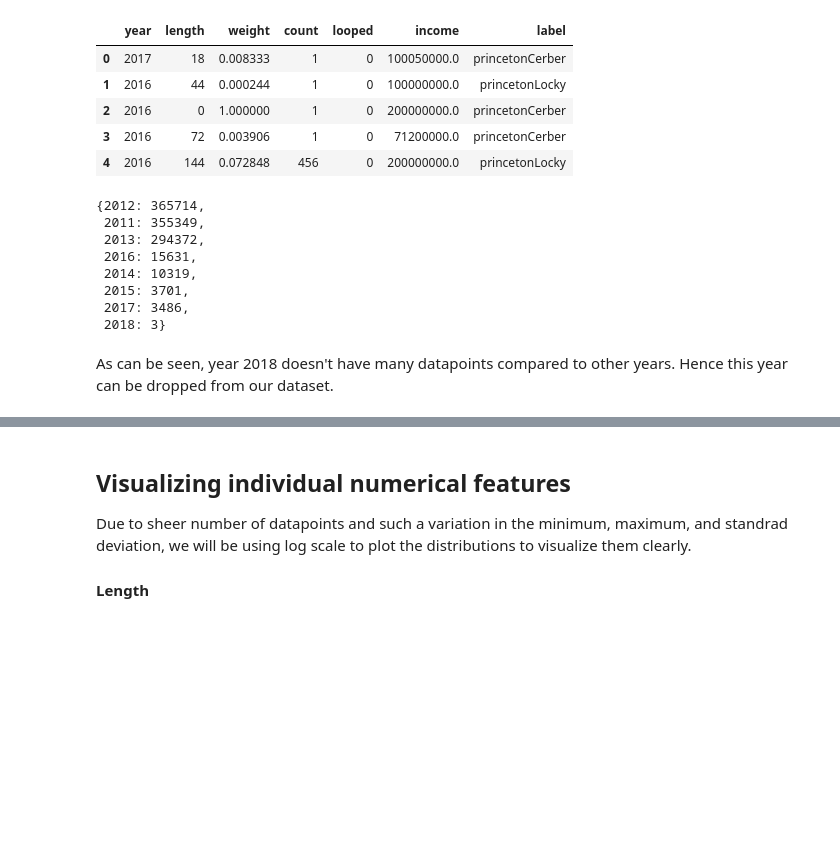
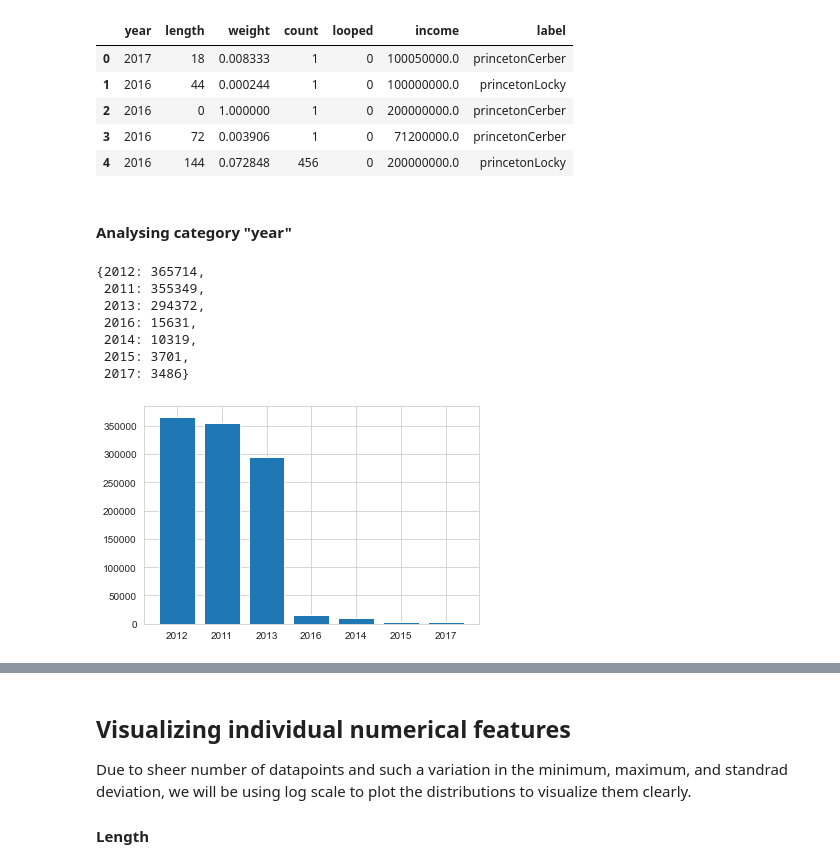
Before and after one commit to gauravsh0812/Bitcoin_Heist, a Jupyter notebook: Bitcoin_Heist.ipynb, the cells around one changed output, grey strips where cells are left out. Drawn from its saved outputs; the diff is of its cells as text; code cells hidden in the pictures; blank space fills up the shorter version.

```diff
--- a/Bitcoin_Heist.ipynb
+++ b/Bitcoin_Heist.ipynb
@@ -82,9 +82,12 @@ df.head()
 | 2 | 2016 | 0 | 1.000000 | 1 | 0 | 200000000.0 | princetonCerber |
 | 3 | 2016 | 72 | 0.003906 | 1 | 0 | 71200000.0 | princetonCerber |
 | 4 | 2016 | 144 | 0.072848 | 456 | 0 | 200000000.0 | princetonLocky |
+# %% [markdown]
+#### Analysing category "year"
 # %%
 # Total number of categories in year
-df['year'].value_counts().to_dict()
+year_dict = df['year'].value_counts().to_dict()
+year_dict
 # %% [output]
 {2012: 365714,
  2011: 355349,
@@ -92,7 +95,10 @@ df['year'].value_counts().to_dict()
  2016: 15631,
  2014: 10319,
  2015: 3701,
- 2017: 3486,
- 2018: 3}
+ 2017: 3486}
-# %% [markdown]
-As can be seen, year 2018 doesn't have many datapoints compared to other years. Hence this year can be dropped from our dataset.
+# %%
+plt.bar(range(len(year_dict)), list(year_dict.values()), align='center')
+plt.xticks(range(len(year_dict)), list(year_dict.keys()))
+plt.show()
+# %% [output]
+[figure, added]
```
Also changed, not shown: parts of 6 cells of this notebook.
